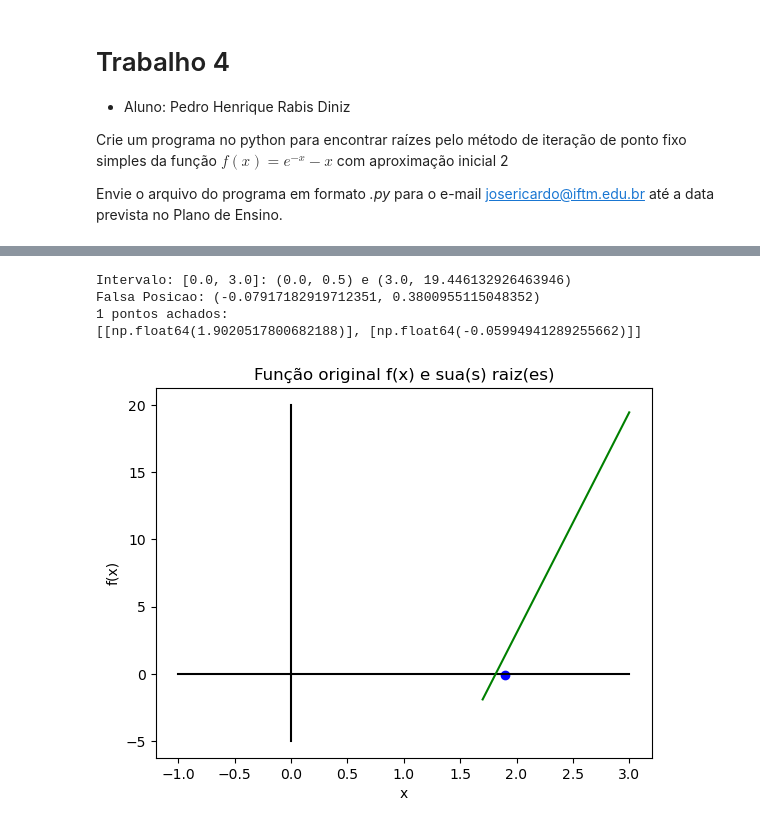
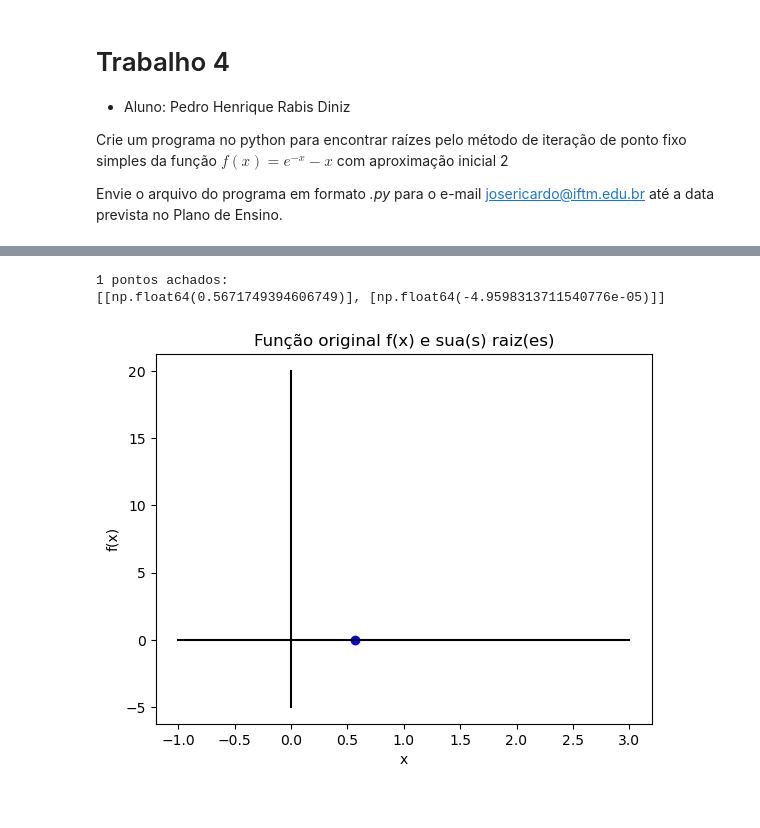
Before and after one commit to rabispedro/calculo-numerico, a Jupyter notebook: trabalhos/trabalho-4.ipynb, the cells around one changed output, grey strips where cells are left out. Cells and saved outputs as stored; diff of their text form; code cells hidden in the pictures.

```diff
--- a/trabalhos/trabalho-4.ipynb
+++ b/trabalhos/trabalho-4.ipynb
@@ -36,52 +42,42 @@ retas = []
 # %%
-# O método da falsa posição é um método intervalar.
-# Ela determina a próxima posição não através da divisão ao meio,
-# mas ligando as extremidades com uma linha reta e determinando a localização onde a linha reta intercepta o eixo x.
-# O valor de xr (raíz estimada), substitui qualquer uma das duas estimativas iniciais
-# e produz um valor de funçao com o mesmo sinal que f(xr).
+# Utiliza-se o critério de parada e o contador máximo como mecanismos de se obter
+# um resultado satisfatório para parar de procurar a raiz
 
+while(auxiliar > criterio_parada and contador_maximo > 0):
+	atual = funcao_iteracao(atual)
 
-while (inferior > meio and inferior < superior):
-	print(f"Intervalo: [{inferior}, {superior}]: ({inferior}, {y_inferior}) e ({superior}, {y_superior})")
-	print(f"Falsa Posicao: ({falsa_posicao(inferior, superior)}, {funcao(falsa_posicao(inferior, superior))})")
-	inferior = (inferior + superior) / 2 # Procura próximo valor com reta atravessando o eixo x
-	meio = falsa_posicao(inferior, superior)
-	retas = [(meio, superior), (funcao(meio), funcao(superior))] # Última reta encontrada para plotar no grafico
+	# Encontrado divergencia na função
+	if (derivada > 1 or derivada < -1):
+		print("Divergente")
+		break
 
-while (abs(y_meio) > criterio_parada): # Procura pela raiz
-	meio = falsa_posicao(inferior, superior)
+	# Encontrado intervalo de confianca para convergencia
+	if (np.abs(atual - auxiliar) < intervalo_confianca):
+		raizes[0].append(atual)
+		raizes[1].append(funcao(atual))
+		break
 
-	y_inferior = funcao(inferior)
-	y_meio = funcao(meio)
-	y_superior = funcao(superior)
+	auxiliar = atual
+	derivada = derivada_funcao_iteracao(auxiliar)
 
-	# Houve mudança de sinal entre o inicio e o meio
-	if ((y_inferior * y_meio) < 0):
-		superior = meio
-	# Houve mudança de sinal entre o meio e o fim
-	else:
-		inferior = meio
+	contador_maximo -= 1
 
-raizes[0].append(meio)
-raizes[1].append(y_meio)
 
 print(f"{len(raizes[0])} pontos achados:")
 print(raizes)
 
 plt.plot(raizes[0], raizes[1], color='blue', marker='o') # Pontos das Raízes
 plt.plot((-1, 3), (0, 0), color='black') # Reta do eixo X
 plt.plot((0, 0), (-5, 20), color='black') # Reta do eixo Y
-plt.plot(tuple(retas[0]), tuple(retas[1]), color='green') # Reta do eixo Y
+# plt.plot(tuple(retas[0]), tuple(retas[1]), color='green') # Reta do eixo Y
 # plt.plot(valores, pontos, color='red') # Função original
 
 plt.title("Função original f(x) e sua(s) raiz(es)")
 plt.xlabel("x")
 plt.ylabel("f(x)")
 
 plt.show()
 # %% [output]
-Intervalo: [0.0, 3.0]: (0.0, 0.5) e (3.0, 19.446132926463946)
-Falsa Posicao: (-0.07917182919712351, 0.3800955115048352)
 1 pontos achados:
-[[np.float64(1.9020517800682188)], [np.float64(-0.05994941289255662)]]
+[[np.float64(0.5671749394606749)], [np.float64(-4.9598313711540776e-05)]]
-[figure, old version]
+[figure, new version]
```
Also changed, not shown: parts of 1 cell of this notebook, 1 other file.
